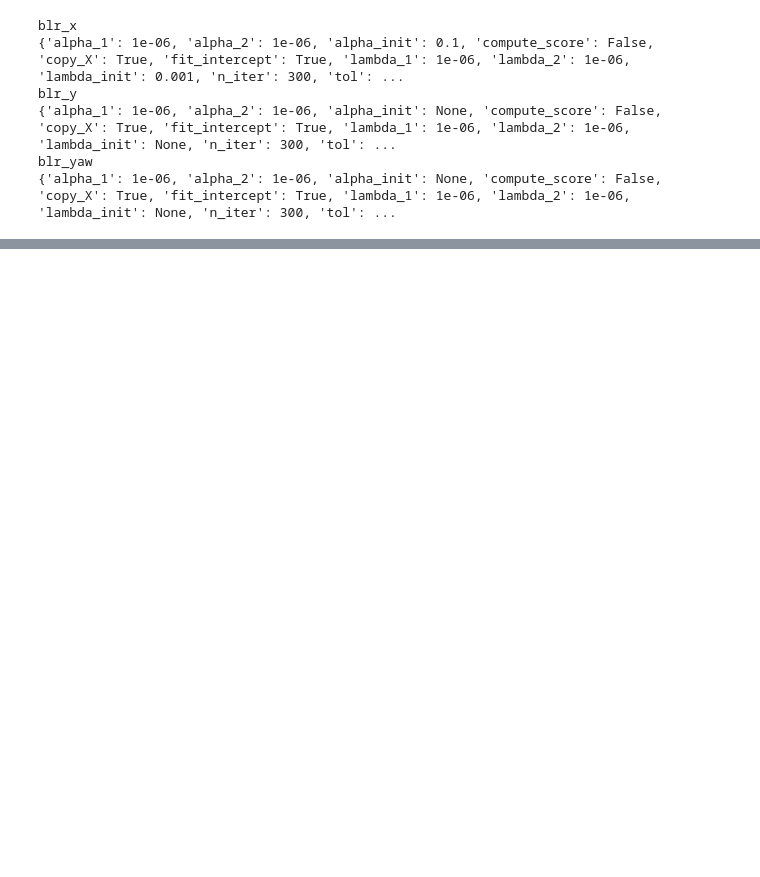
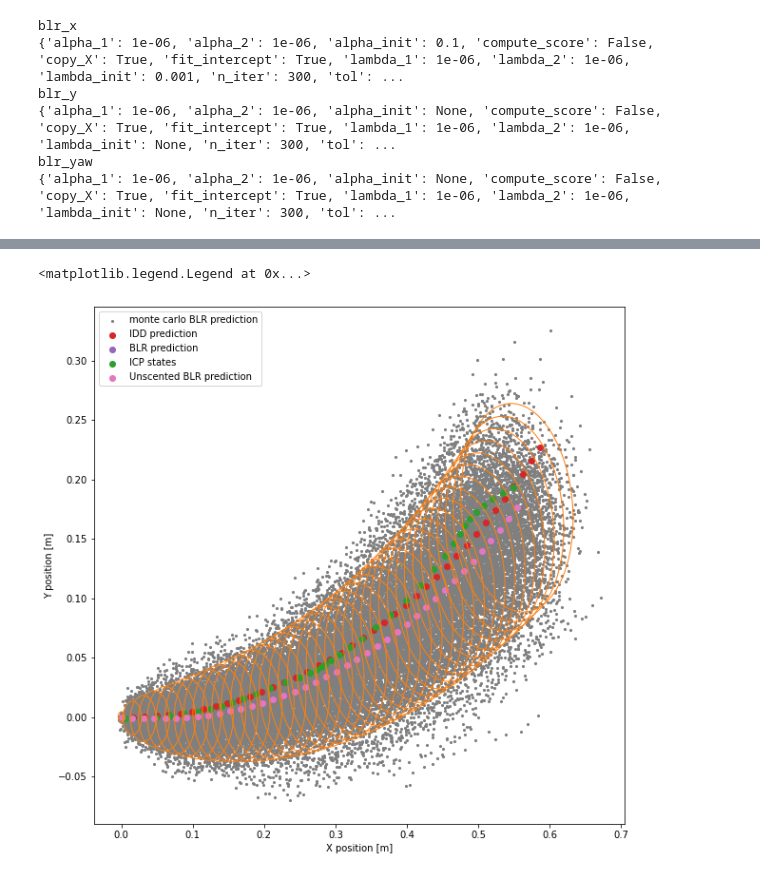
Before and after one commit to norlab-ulaval/norlab_WMRD, a Jupyter notebook: DB/train_BLR_dynamics.ipynb, the cells around one changed output, grey strips where cells are left out. Drawn from its saved outputs; the diff is of its cells as text; code cells hidden in the pictures; blank space fills up the shorter version.

```diff
--- a/DB/train_BLR_dynamics.ipynb
+++ b/DB/train_BLR_dynamics.ipynb
@@ -1041,8 +1095,8 @@ def ellipse_from_covariance_matrix(cov_matrix, center):
 
     # print(scipy.linalg.eig(cov_matrix[:2,:2]))
 
-    scale_x = 3*np.sqrt(lambdas[0])
-    scale_y = 3*np.sqrt(lambdas[1])
+    scale_x = 2*np.sqrt(lambdas[0])
+    scale_y = 2*np.sqrt(lambdas[1])
 
     # print(scale_x)
 
@@ -1057,8 +1111,8 @@ plt.figure(figsize=(10,10))
 ax = plt.gca()
 fig = plt.gcf()
 
-ax.set_xlim(-0.6, 0.1)
-ax.set_ylim(-0.4, 0.4)
+# ax.set_xlim(-0.6, 0.1)
+# ax.set_ylim(-0.4, 0.4)
 
 alpha_plot = 1.0
 
@@ -1108,33 +1162,36 @@ unscented_blr = ax.scatter(sigma_means[0, :], sigma_means[1, :],
                   alpha = alpha_plot,
                   lw=0,
                   s=50,
                   label='Unscented BLR prediction',
                  rasterized=True)
 
 for i in range(0, window_size):
     uncertainty_ellipse = ellipse_from_covariance_matrix(sigma_covs[:, :, i], sigma_means[:2, i])
     ax.add_patch(uncertainty_ellipse)
 
 # init_state = ax.scatter(dataset_test['init_icp_x'][window_id], dataset_test['init_icp_y'][window_id],
 #                   c = 'C0',
 #                   cmap = 'hot',
 #                   alpha = alpha_plot,
 #                   lw=0,
 #                   s=50,
 #                   label='Initi',
 #                  rasterized=True)
 
 # end_state = ax.scatter(dataset_test['gt_icp_x'][window_id], dataset_test['gt_icp_y'][window_id],
 #                   c = 'C1',
 #                   cmap = 'hot',
 #                   alpha = alpha_plot,
 #                   lw=0,
 #                   s=50,
 #                   label='end_state',
 #                  rasterized=True)
 
 
 ax.legend()
+# %% [output]
+<matplotlib.legend.Legend at 0x...>
+[figure, added]
 # %%
 timesteps = np.linspace(0, window_size, window_size)
 for i in range(n_monte_carlo_samples):
```
Also changed, not shown: parts of 22 cells of this notebook, 15 other files.
